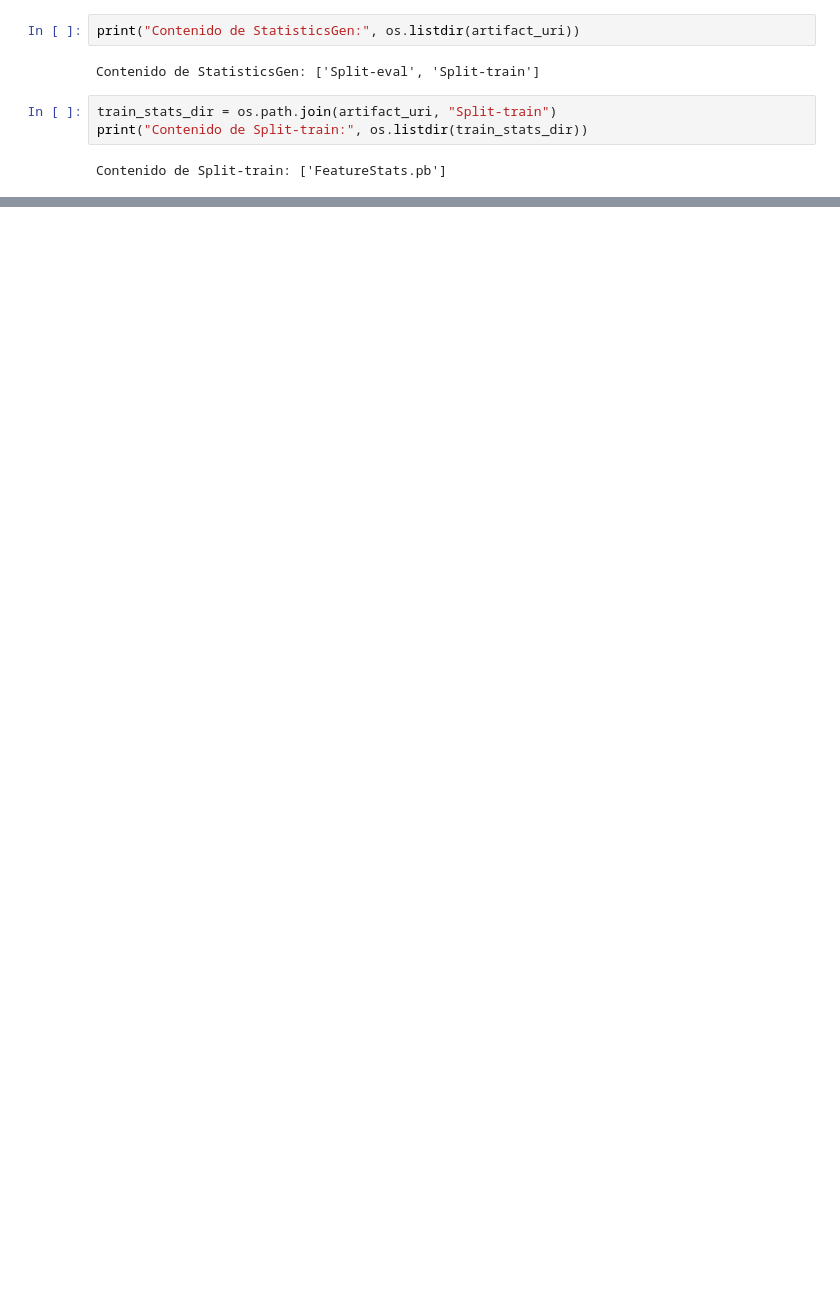
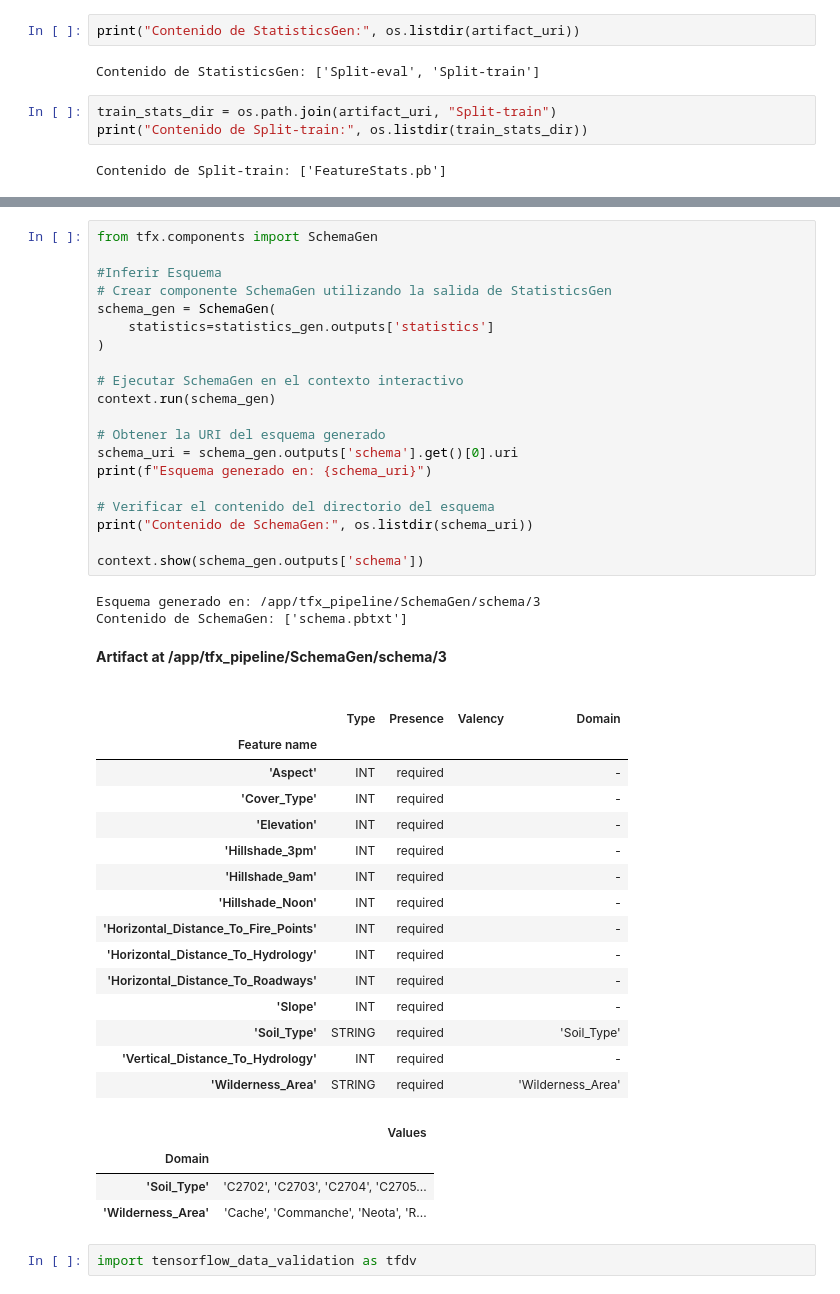
Before and after one commit to Maria-mon/Taller_2_MLOPS_2025, a Jupyter notebook: Proyecto_1/work/desarrollo.ipynb, the cells around one changed output, grey strips where cells are left out. Drawn from its saved outputs; the diff is of its cells as text; blank space fills up the shorter version.

```diff
--- a/Proyecto_1/work/desarrollo.ipynb
+++ b/Proyecto_1/work/desarrollo.ipynb
@@ -194,3 +234,48 @@ stats_dataset.datasets.extend([stats_proto.datasets[0]])
 tfdv.visualize_statistics(stats_dataset)
 # %% [output]
 [interactive output not drawn]
+# %%
+from tfx.components import SchemaGen
+
+#Inferir Esquema
+# Crear componente SchemaGen utilizando la salida de StatisticsGen
+schema_gen = SchemaGen(
+    statistics=statistics_gen.outputs['statistics']
+)
+
+# Ejecutar SchemaGen en el contexto interactivo
+context.run(schema_gen)
+
+# Obtener la URI del esquema generado
+schema_uri = schema_gen.outputs['schema'].get()[0].uri
+print(f"Esquema generado en: {schema_uri}")
+
+# Verificar el contenido del directorio del esquema
+print("Contenido de SchemaGen:", os.listdir(schema_uri))
+
+context.show(schema_gen.outputs['schema'])
+# %% [output]
+Esquema generado en: /app/tfx_pipeline/SchemaGen/schema/3
+Contenido de SchemaGen: ['schema.pbtxt']
+Artifact at /app/tfx_pipeline/SchemaGen/schema/3
+|  | Type | Presence | Valency | Domain |
+| Feature name |  |  |  |  |
+| 'Aspect' | INT | required |  | - |
+| 'Cover_Type' | INT | required |  | - |
+| 'Elevation' | INT | required |  | - |
+| 'Hillshade_3pm' | INT | required |  | - |
+| 'Hillshade_9am' | INT | required |  | - |
+| 'Hillshade_Noon' | INT | required |  | - |
+| 'Horizontal_Distance_To_Fire_Points' | INT | required |  | - |
+| 'Horizontal_Distance_To_Hydrology' | INT | required |  | - |
+| 'Horizontal_Distance_To_Roadways' | INT | required |  | - |
+| 'Slope' | INT | required |  | - |
+| 'Soil_Type' | STRING | required |  | 'Soil_Type' |
+| 'Vertical_Distance_To_Hydrology' | INT | required |  | - |
+| 'Wilderness_Area' | STRING | required |  | 'Wilderness_Area' |
+|  | Values |
+| Domain |  |
+| 'Soil_Type' | 'C2702', 'C2703', 'C2704', 'C2705... |
+| 'Wilderness_Area' | 'Cache', 'Commanche', 'Neota', 'R... |
+# %%
+import tensorflow_data_validation as tfdv
```
Also changed, not shown: parts of 44 cells of this notebook, 5 other files.
